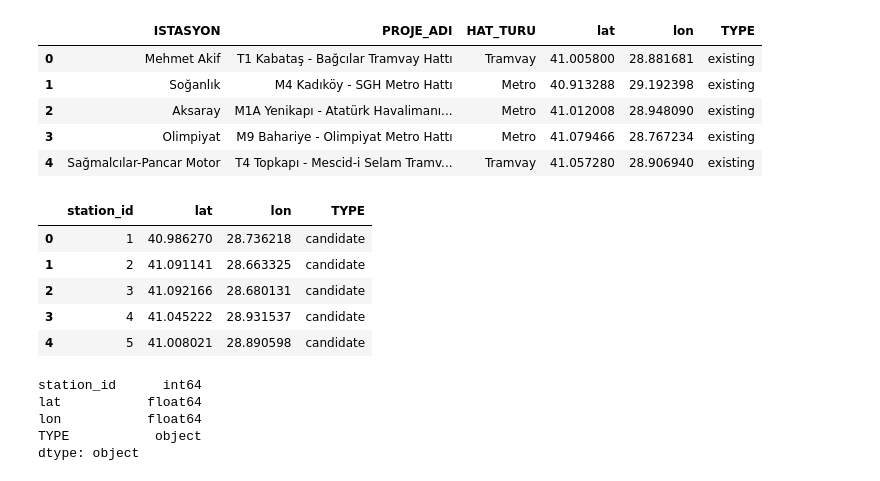
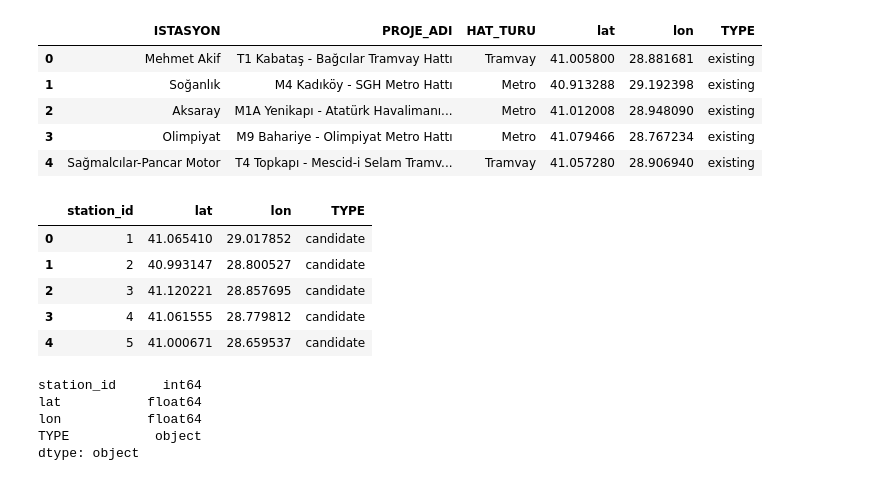
Before and after one commit to madyass/new-railway-station-optimization, a Jupyter notebook: main-Copy1.ipynb, the cells around one changed output. Cells and saved outputs as stored; diff of their text form; code cells hidden in the pictures.

Commit message:
added istanbul europe side grids and visualize it

```diff
--- a/main-Copy1.ipynb
+++ b/main-Copy1.ipynb
@@ -133,0 +138,6 @@ grid_df.head()
+# %%
+polygon_eu = Polygon(coordinates_eu)
+# %%
+grid_eu = create_grid_for_polygon(polygon_eu)
+# %%
+grid_df_eu = pd.DataFrame(grid_eu)
@@ -134,5 +163,5 @@ grid_df.head()
 # %%
-grid_df['TYPE'] = 'candidate'
+grid_df_eu['TYPE'] = 'candidate'
 stations_df['TYPE'] = 'existing'
 # %% [output]
 A value is trying to be set on a copy of a slice from a DataFrame.
@@ -150,12 +179,12 @@ stations_df.head()
 | 3 | Olimpiyat | M9 Bahariye - Olimpiyat Metro Hattı | Metro | 41.079466 | 28.767234 | existing |
 | 4 | Sağmalcılar-Pancar Motor | T4 Topkapı - Mescid-i Selam Tramv... | Tramvay | 41.057280 | 28.906940 | existing |
 # %%
-grid_df.head()
+grid_df_eu.head()
 # %% [output]
 |  | station_id | lat | lon | TYPE |
-| 0 | 1 | 40.986270 | 28.736218 | candidate |
-| 1 | 2 | 41.091141 | 28.663325 | candidate |
-| 2 | 3 | 41.092166 | 28.680131 | candidate |
-| 3 | 4 | 41.045222 | 28.931537 | candidate |
-| 4 | 5 | 41.008021 | 28.890598 | candidate |
+| 0 | 1 | 41.065410 | 29.017852 | candidate |
+| 1 | 2 | 40.993147 | 28.800527 | candidate |
+| 2 | 3 | 41.120221 | 28.857695 | candidate |
+| 3 | 4 | 41.061555 | 28.779812 | candidate |
+| 4 | 5 | 41.000671 | 28.659537 | candidate |
 # %%
```
Also changed, not shown: parts of 23 cells of this notebook, 7 other files.
